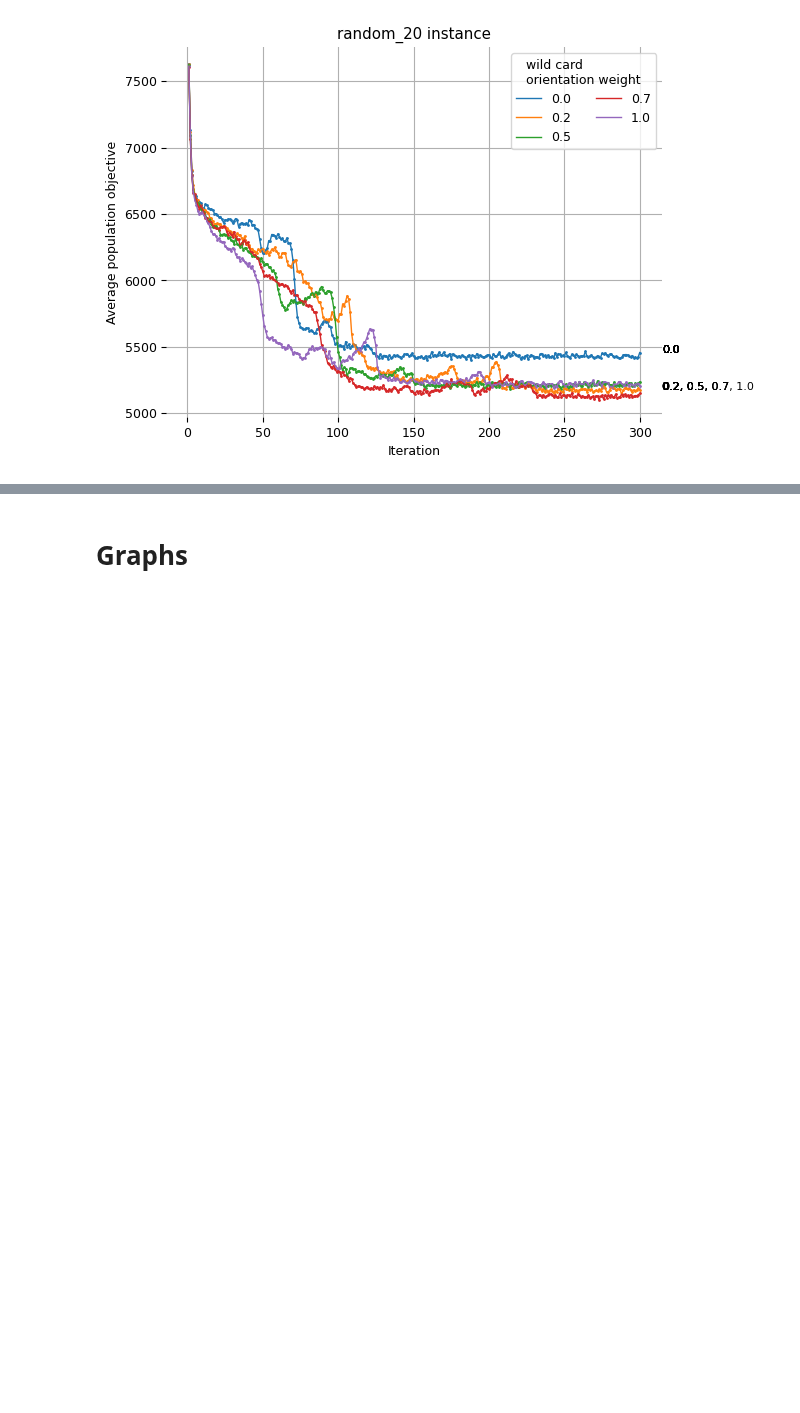
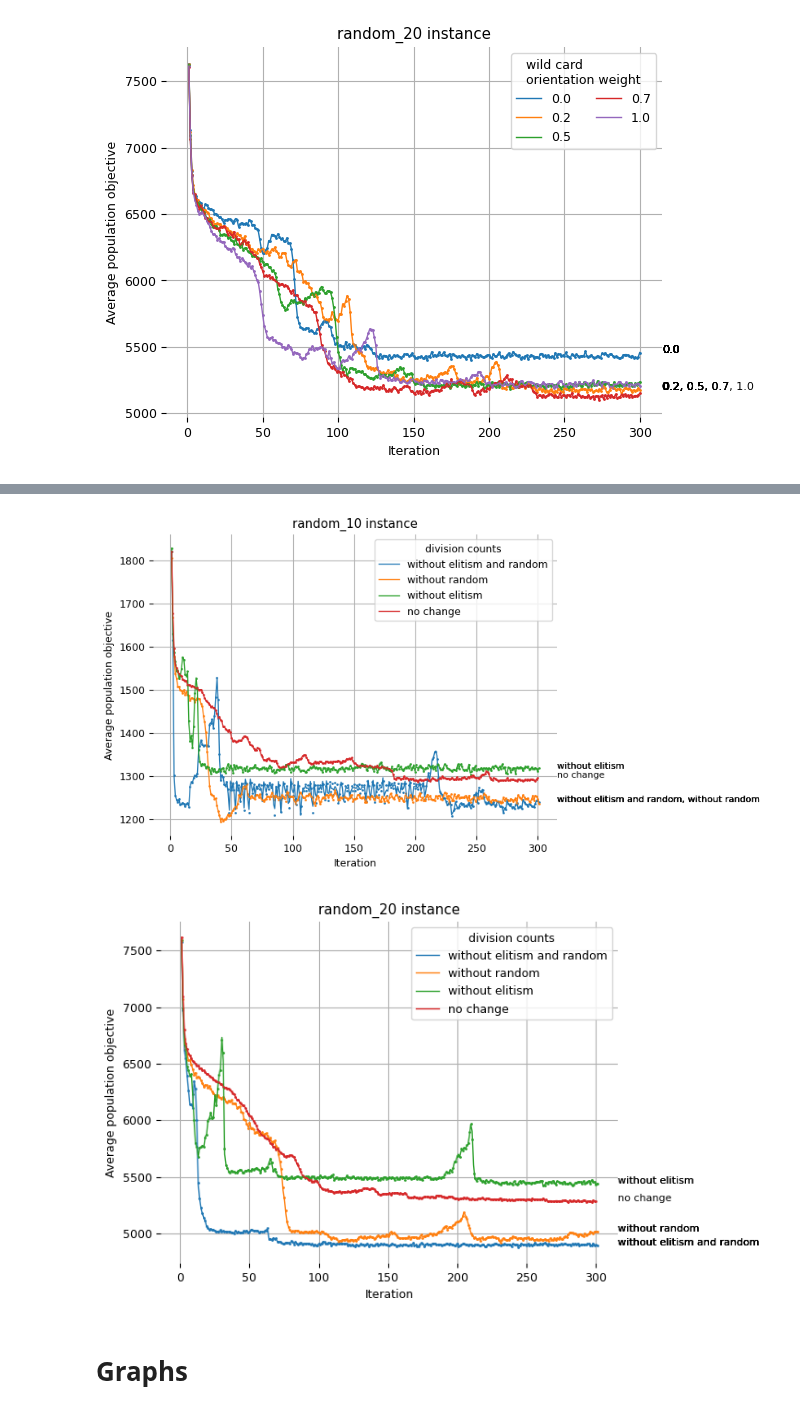
Before and after one commit to TaIos/master-thesis, a Jupyter notebook: src/notebooks/graphs.ipynb, the cells around one changed output, grey strips where cells are left out. Drawn from its saved outputs; the diff is of its cells as text; code cells hidden in the pictures; blank space fills up the shorter version.

```diff
--- a/src/notebooks/graphs.ipynb
+++ b/src/notebooks/graphs.ipynb
@@ -555,0 +559,6 @@ for name in dfWeights.name.unique():
+# %%
+r = loadComputationResultBatch('./out_hyperparameters/population_division_counts', addName=True, addInstanceSize=True)
+dfMaxNumberOfIter = compResToDf(loadComputationResultBatch('./out_hyperparameters/max_number_of_iter', addName=True, addInstanceSize=True))
+dfCounts = compResToDf(r)
+dfCounts['popRandom'] = dfCounts.populationDivisionCounts.apply(lambda x: x['random'])
+dfCounts['popElite'] = dfCounts.populationDivisionCounts.apply(lambda x: x['elite'])
@@ -556,3 +585,31 @@ for name in dfWeights.name.unique():
+# %%
+gb = dfCounts.groupby([dfCounts.name, dfCounts.popRandom, dfCounts.popElite])
+
+def createLabel(random, elite):
+    if random == 0 and elite == 0.2:
+        return 'without random'
+    if random == 0.1 and elite == 0.01:
+        return 'without elitism'
+    if random == 0 and elite == 0.01:
+        return 'without elitism and random'
+    raise ValueError(f"bad comparison, random={random}, elite={elite}")
+
+
+for name in dfCounts.name.unique():
+    gb = dfCounts[dfCounts.name==name].groupby([dfCounts.popRandom, dfCounts.popElite])
+    tsGb = gb['avgObjTS'].mean()
+    for random, elite in map(lambda x: x[0], gb.groups.items()):
+        ts = tsGb[random, elite]
+        plotter(x=range(1, len(ts)+1), y=ts, label=createLabel(random, elite), title=f'{name} instance', legendTitle='division counts', scatterDotSize=1,
+               fontsize=9, xlabel='Iteration', ylabel='Average population objective', ncol=1)
+    ts = dfMaxNumberOfIter[(dfMaxNumberOfIter.name == name) & (dfMaxNumberOfIter.maxNumberOfIter >= 300)]['avgObjTS'].map(lambda x: x[:300]).mean()
+    plotter(x=range(1, len(ts)+1), y=ts, label='no change', title=f'{name} instance', legendTitle='division counts', scatterDotSize=1,
+           fontsize=9, xlabel='Iteration', ylabel='Average population objective', ncol=1, annotateEndOfLines=True,annotateEndOfLinesPenalization=200)
+    plt.savefig(f'figures2/population_division_counts_{name}.pdf', bbox_inches='tight')
+    plt.show()
+# %% [output]
+[figure, added]
+[figure, added]
 # %% [markdown]
 # Graphs
 # %% [markdown]
```
Also changed, not shown: parts of 9 cells of this notebook, 12 other files.
